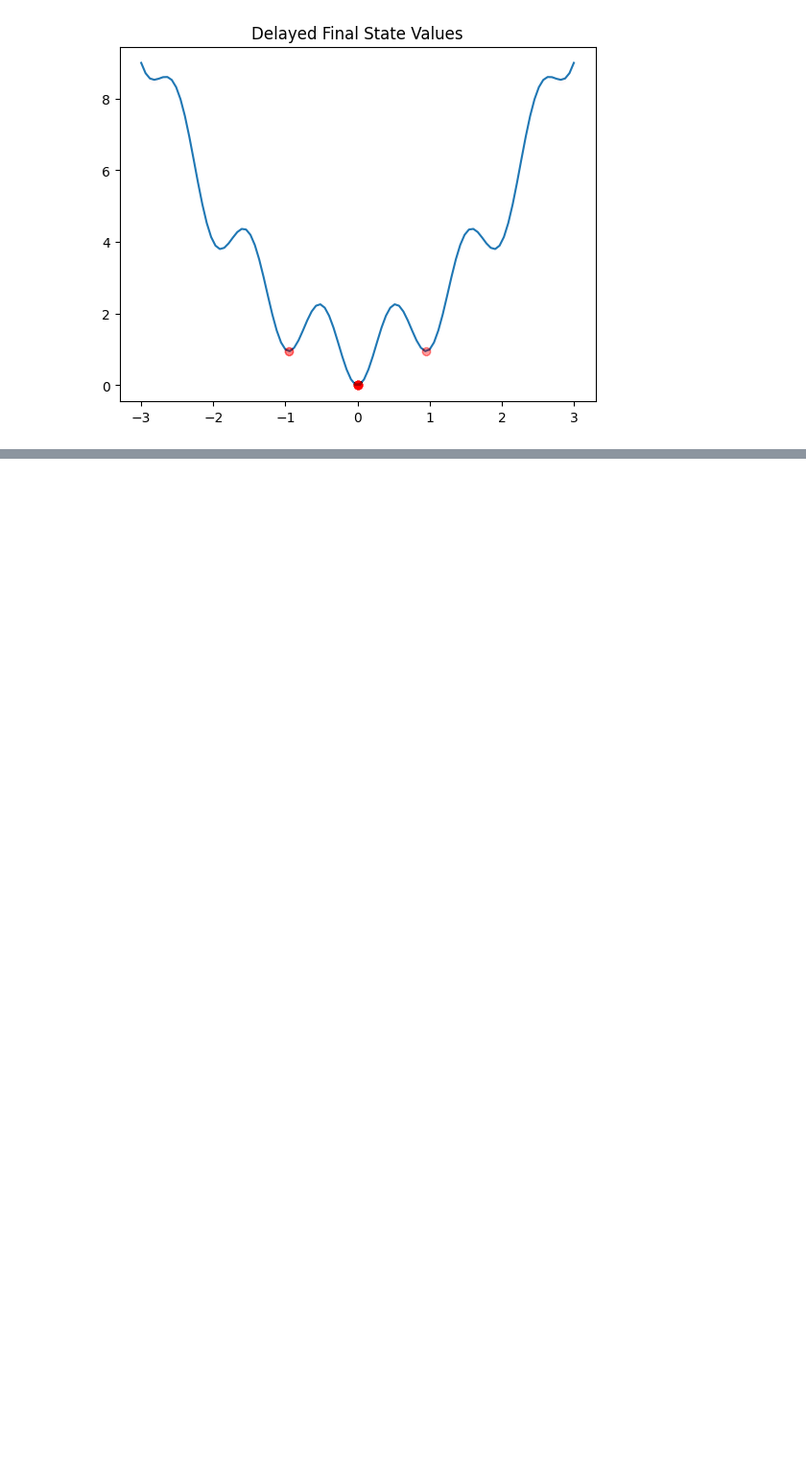
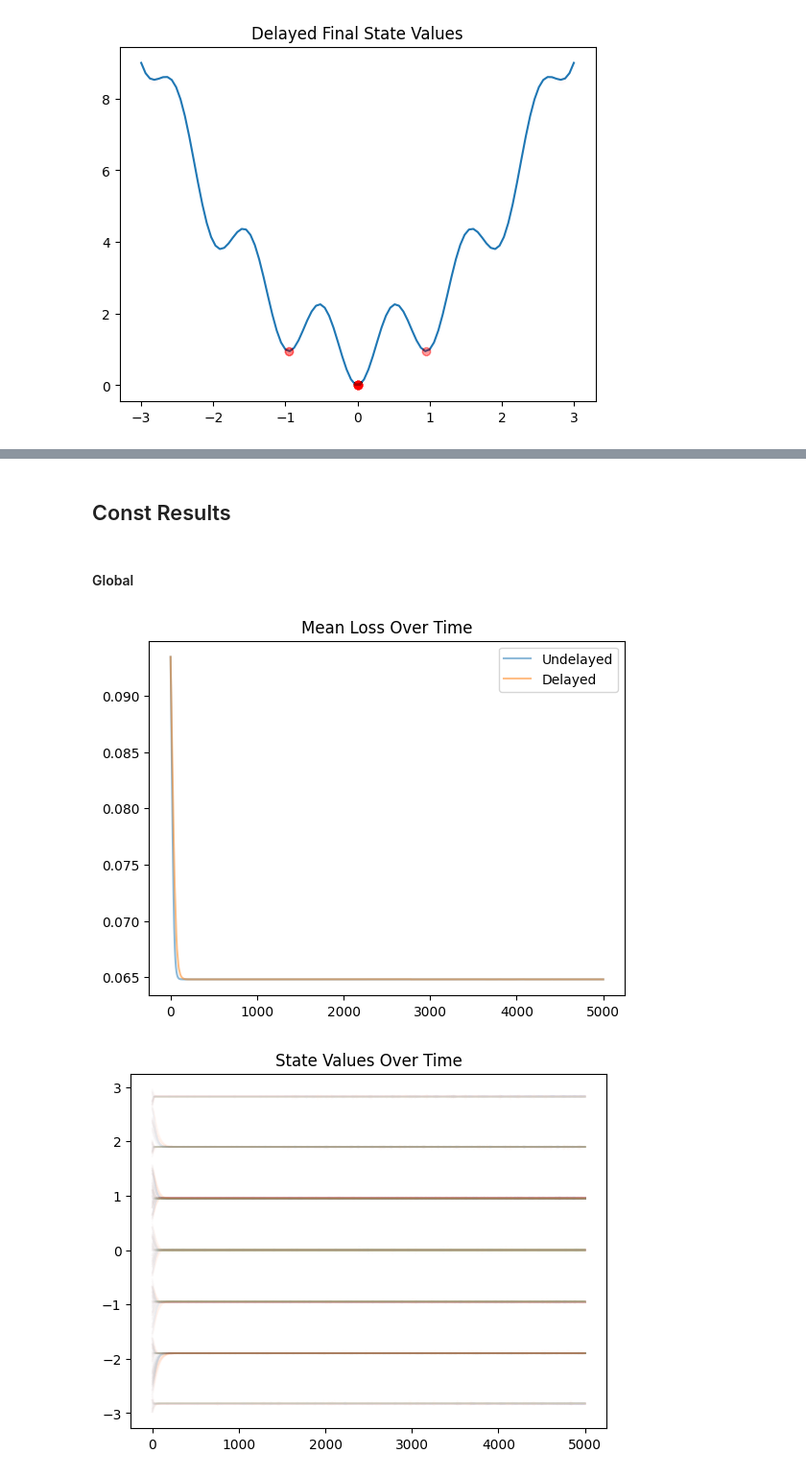
Before and after one commit to ebensonm/delay-optimizer, a Jupyter notebook: DelayEffects/stability.ipynb, the cells around one changed output, grey strips where cells are left out. Shown at 96% size. Drawn from its saved outputs; the diff is of its cells as text; code cells hidden in the pictures; blank space fills up the shorter version.

```diff
--- a/DelayEffects/stability.ipynb
+++ b/DelayEffects/stability.ipynb
@@ -294,0 +379,16 @@ plot_final_states(del_data, xlim=xlim)
+# %% [markdown]
+## Const Results
+# %% [markdown]
+#### Global
+# %%
+undel_data = Data.load("Data/stable1d_undel_const_stable.dat")
+del_data = Data.load("Data/stable1d_stochL1_const_stable.dat")
+xlim = [-3, 3]
+
+plot_time_loss(undel_data, del_data)
+plot_time_state(undel_data, del_data)
+plot_final_states(undel_data, xlim=xlim)
+plot_final_states(del_data, xlim=xlim)
+# %% [output]
+[figure, added]
+[figure, added]
```
Also changed, not shown: parts of 56 cells of this notebook, 2 other files.
